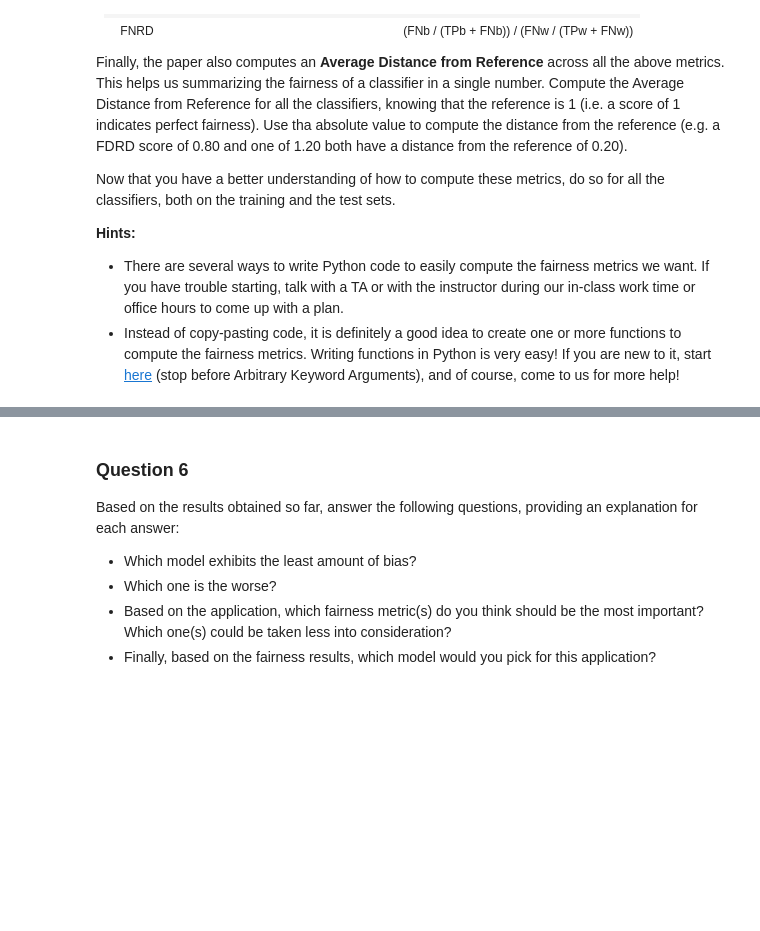
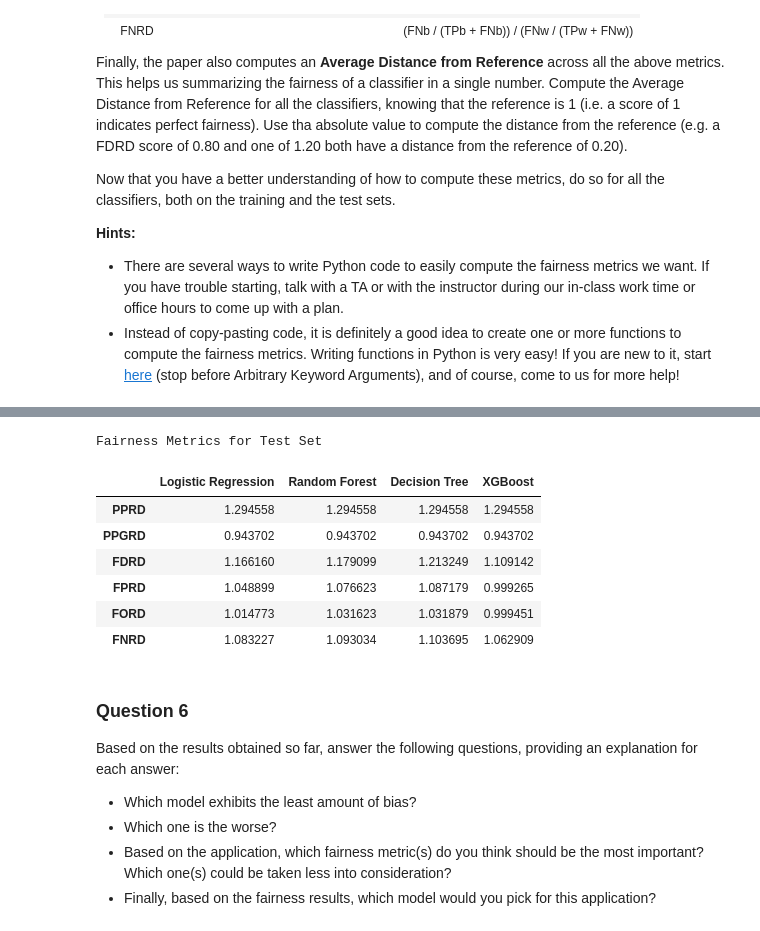
Before and after one commit to RaymondZhang20/DSCI430, a Jupyter notebook: a3/Module 3 assignment-1.ipynb, the cells around one changed output, grey strips where cells are left out. Cells and saved outputs as stored; diff of their text form; code cells hidden in the pictures; blank space fills up the shorter version.

```diff
--- a/a3/Module 3 assignment-1.ipynb
+++ b/a3/Module 3 assignment-1.ipynb
@@ -301,3 +350,15 @@ Now that you have a better understanding of how to compute these metrics, do so
+# %%
+print("\nFairness Metrics for Test Set")
+test_fairness_df
+# %% [output]
+Fairness Metrics for Test Set
+|  | Logistic Regression | Random Forest | Decision Tree | XGBoost |
+| PPRD | 1.294558 | 1.294558 | 1.294558 | 1.294558 |
+| PPGRD | 0.943702 | 0.943702 | 0.943702 | 0.943702 |
+| FDRD | 1.166160 | 1.179099 | 1.213249 | 1.109142 |
+| FPRD | 1.048899 | 1.076623 | 1.087179 | 0.999265 |
+| FORD | 1.014773 | 1.031623 | 1.031879 | 0.999451 |
+| FNRD | 1.083227 | 1.093034 | 1.103695 | 1.062909 |
 # %% [markdown]
 ### Question 6
 
```
Also changed, not shown: parts of 8 cells of this notebook.
